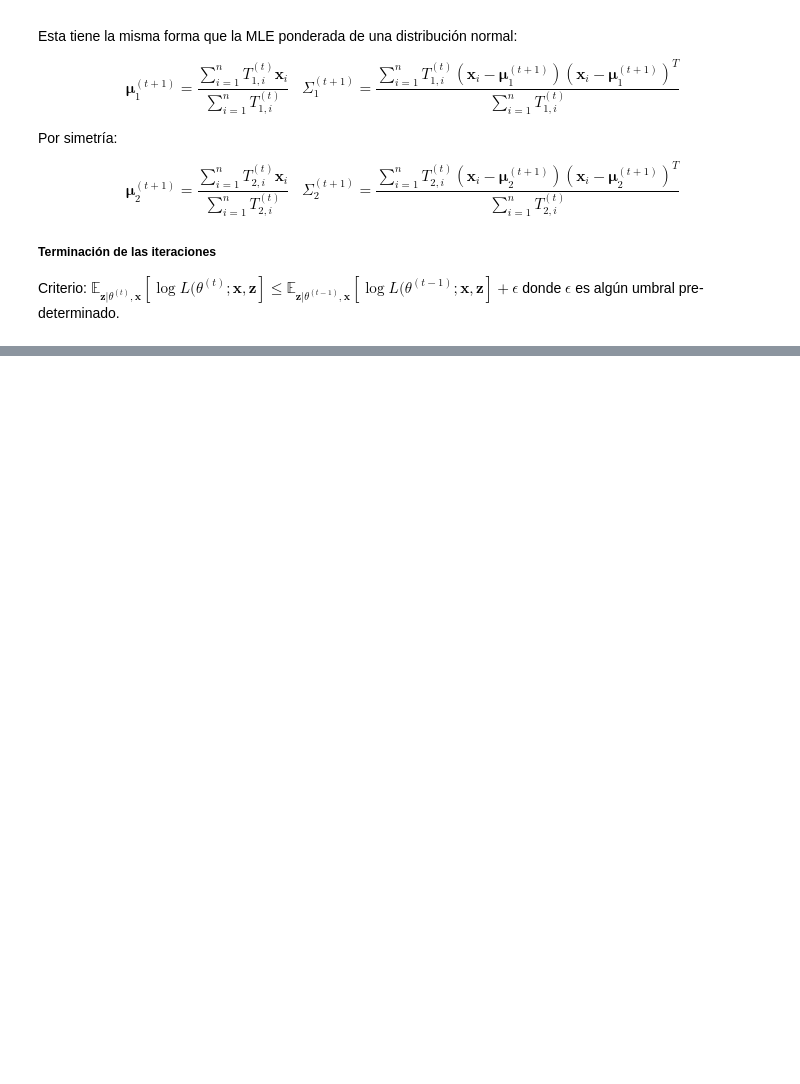
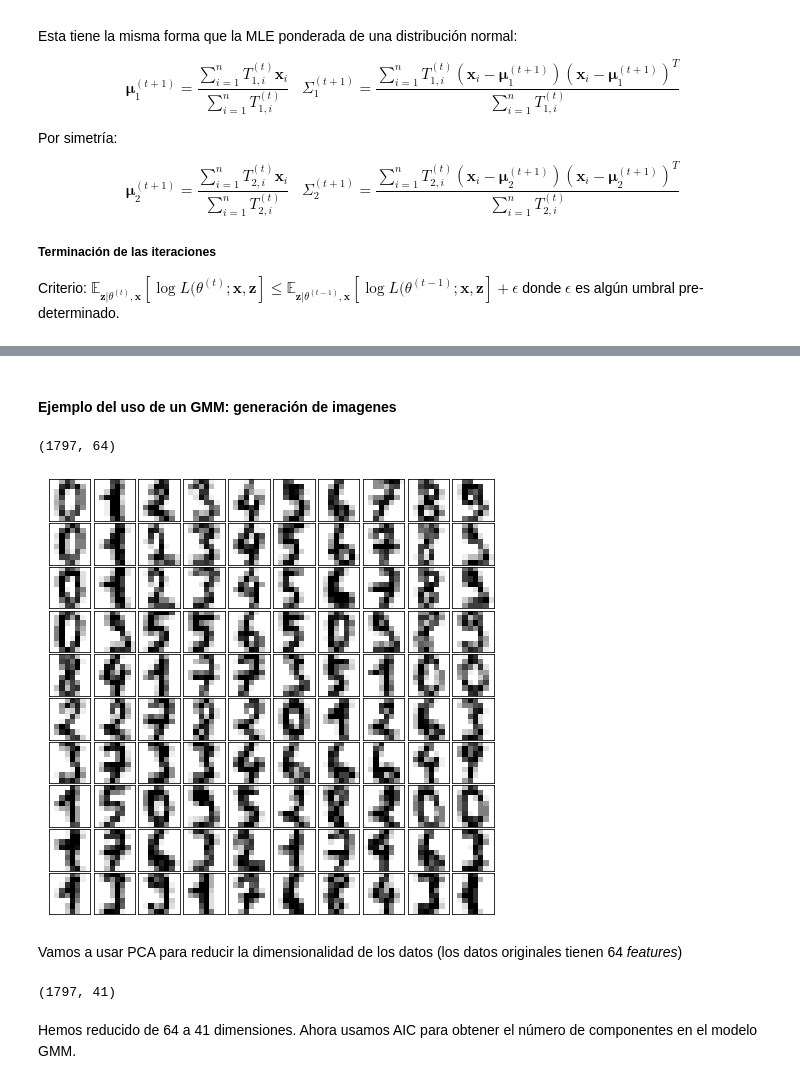
Before and after one commit to graemecan/machine_learning, a Jupyter notebook: 09_aprendizaje_sin_supervision.ipynb, the cells around one changed output, grey strips where cells are left out. Drawn from its saved outputs; the diff is of its cells as text; code cells hidden in the pictures; blank space fills up the shorter version.

```diff
--- a/09_aprendizaje_sin_supervision.ipynb
+++ b/09_aprendizaje_sin_supervision.ipynb
@@ -240,7 +240,7 @@ for index, X_representative_digit in enumerate(X_representative_digits):
 # %% [markdown]
 Ahora aplicamos etiquetas manualmente a los dígitos representativos.
 # %%
-y_representative_digits = array([1,2,6,0,5,2,7,1,4,9,
+y_representative_digits = array([5,9,6,7,5,2,7,1,4,9,
                                  2,7,8,4,0,7,1,9,8,1,
                                  9,5,7,3,6,6,8,8,1,3,
                                  7,3,9,2,9,1,5,7,5,2,
@@ -971,3 +974,33 @@ Criterio: $\mathbb{E}_{\boldsymbol{z}|\theta^{(t)},\boldsymbol{x}} [\log L(\thet
 Si los cúmulos no tienen forma elipsoide, los resultados pueden ser malos...
 
 ![](figures_sin_supervision/fig9-24.png)
+# %% [markdown]
+#### Ejemplo del uso de un GMM: generación de imagenes
+# %%
+from sklearn.datasets import load_digits
+digits = load_digits()
+digits.data.shape
+# %% [output]
+(1797, 64)
+# %%
+def plot_digits(data):
+    fig, ax = plt.subplots(10, 10, figsize=(8, 8),
+                           subplot_kw=dict(xticks=[], yticks=[]))
+    fig.subplots_adjust(hspace=0.05, wspace=0.05)
+    for i, axi in enumerate(ax.flat):
+        im = axi.imshow(data[i].reshape(8, 8), cmap='binary')
+        im.set_clim(0, 16)
+plot_digits(digits.data)
+# %% [output]
+[figure, added]
+# %% [markdown]
+Vamos a usar PCA para reducir la dimensionalidad de los datos (los datos originales tienen 64 *features*)
+# %%
+from sklearn.decomposition import PCA
+pca = PCA(0.99, whiten=True)
+data = pca.fit_transform(digits.data)
+data.shape
+# %% [output]
+(1797, 41)
+# %% [markdown]
+Hemos reducido de 64 a 41 dimensiones. Ahora usamos AIC para obtener el número de componentes en el modelo GMM.
```
Also changed, not shown: parts of 28 cells of this notebook, 4 other files.
